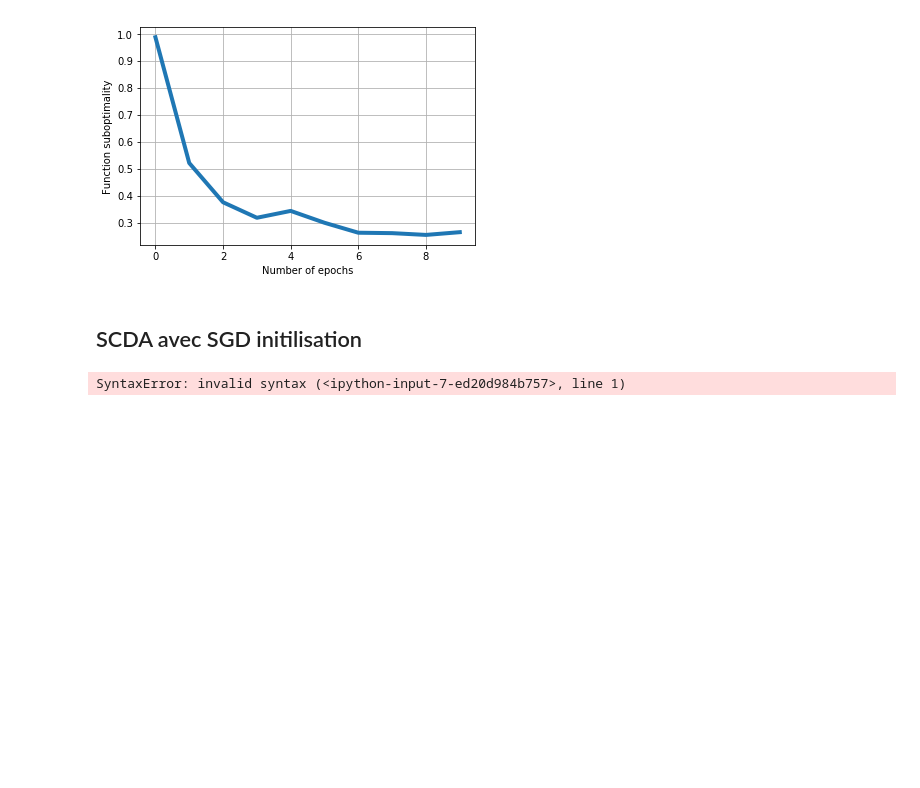
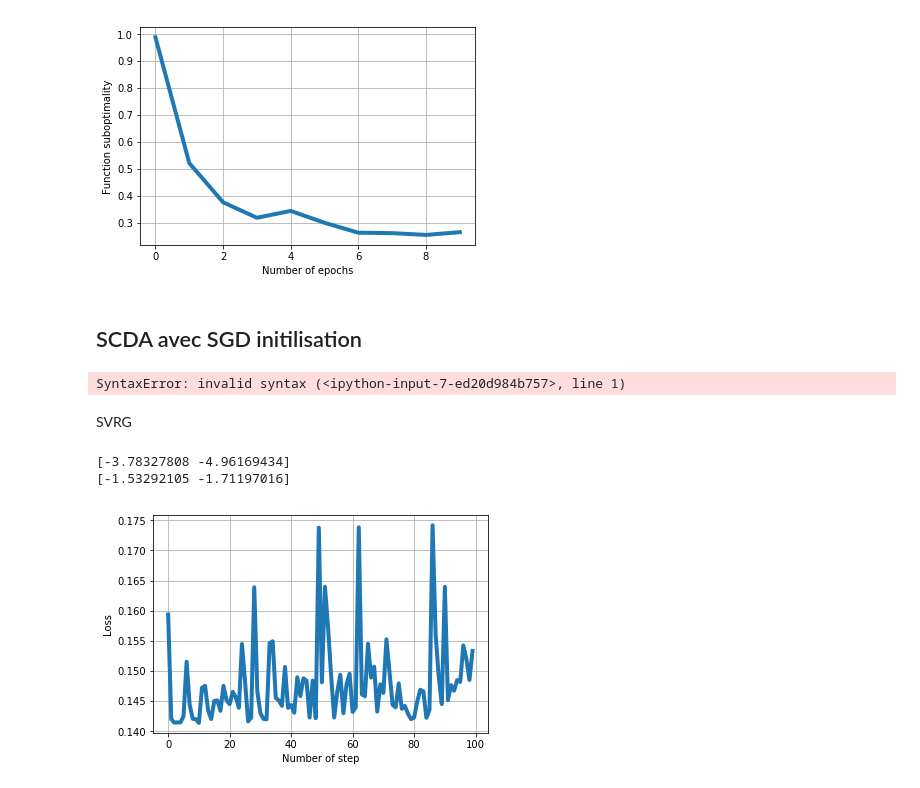
Before and after one commit to alexisrosuel/Optimisation-SDCA, a Jupyter notebook: SDCA.ipynb, the cells around one changed output. Drawn from its saved outputs; the diff is of its cells as text; code cells hidden in the pictures; blank space fills up the shorter version.

```diff
--- a/SDCA.ipynb
+++ b/SDCA.ipynb
@@ -20,20 +179,11 @@ On commence par définir notre jeu de données de test, ainsi que les fonctions
 # %%
-np.random.seed(0)
-
-def binarize(x):
-    return np.sign(x)
-
-n_samples, n_features = 5000, 40
-X = np.random.randn(n_samples, n_features)
-w = np.random.randn(n_features)
-b = binarize(X.dot(w) + np.random.randn(n_samples))
 step_size = 1.0 / (3 * np.max((X * X).sum(1)))      #ici on travaille toujours avec un step_size constant
 
 
 def P(theta, lam):
     cost = 1-np.multiply(b,X.dot(theta))
     cost[cost <= 0] = 0
-    return np.mean(cost) + (lam/2)*np.linalg.norm(theta)**2
+    return np.mean(cost) + lam * np.linalg.norm(theta, ord=1)
 
 def D(alpha, lam):
     cost = np.multiply(b,X.dot(theta))
@@ -97,3 +247,6 @@ plt.show()
 ...
 # %% [output]
 SyntaxError: invalid syntax (<ipython-input-7-ed20d984b757>, line 1)
+# %% [markdown]
+<a id='section3'></a>
+SVRG
@@ -99,0 +291,17 @@ SyntaxError: invalid syntax (<ipython-input-7-ed20d984b757>, line 1)
+# %%
+theta, cost_history = SVRG(T=100, m=100, lam=0.01)
+# %%
+print(theta)
+print(w)
+# %% [output]
+[-3.78327808 -4.96169434]
+[-1.53292105 -1.71197016]
+# %%
+plt.plot(cost_history, lw=4)
+plt.grid()
+#plt.yscale('log')
+plt.ylabel('Loss')
+plt.xlabel('Number of step')
+plt.show()
+# %% [output]
+[figure, added]
```
Also changed, not shown: parts of 22 cells of this notebook.
